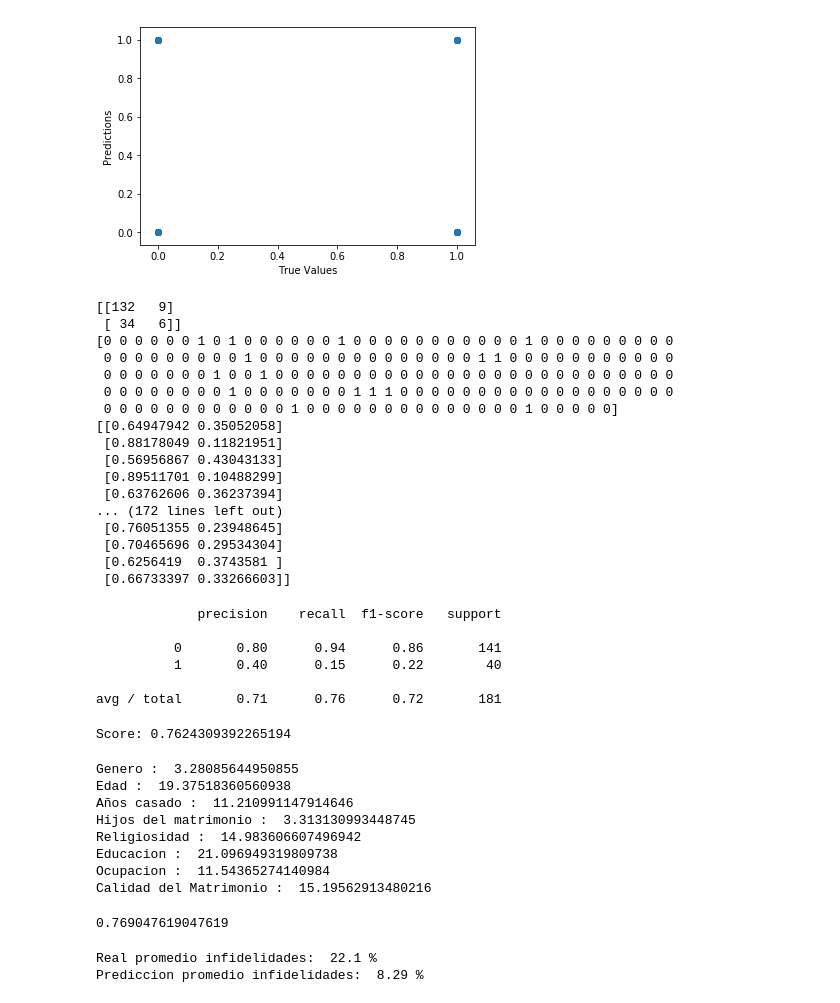
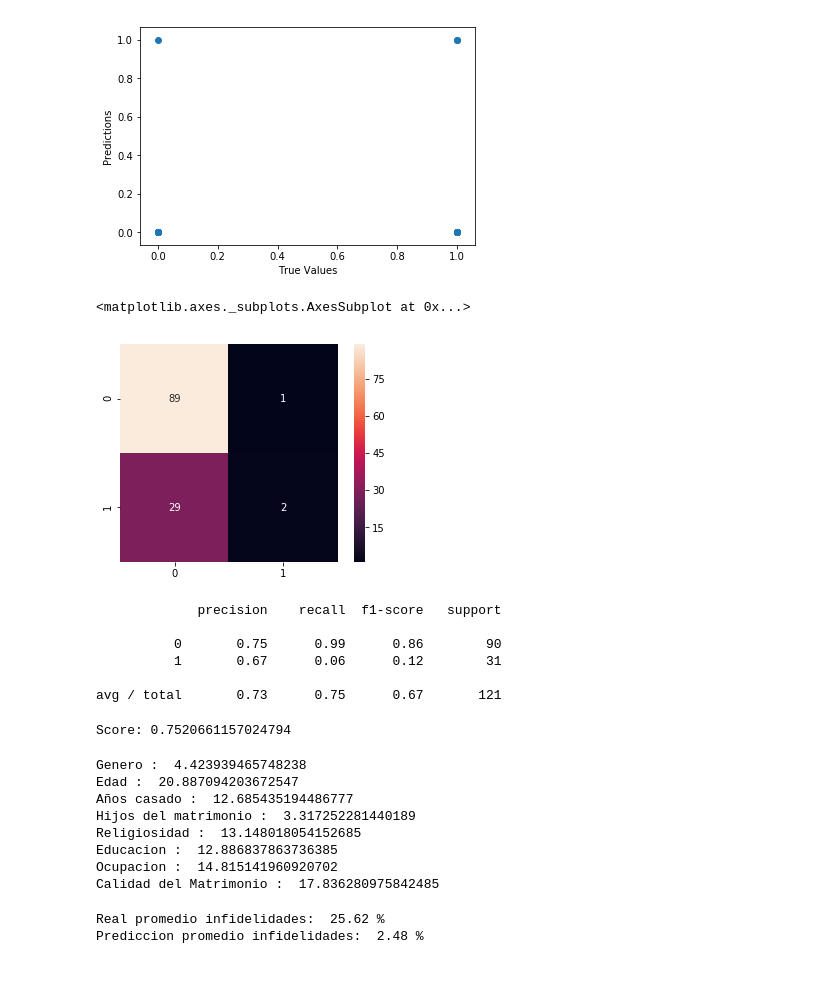
Before and after one commit to SpawnQQ/DataScience, a Jupyter notebook: infidelidades/inf.ipynb, the cells around one changed output. Saved outputs shown, nothing was run; the diff lists cells and outputs as text; code cells hidden in the pictures; blank space fills up the shorter version.

```diff
--- a/infidelidades/inf.ipynb
+++ b/infidelidades/inf.ipynb
@@ -208,13 +208,9 @@ from sklearn import metrics
 from sklearn.metrics import classification_report
 from sklearn.model_selection import train_test_split
 
-y = df["Infidelidades"]
+y = pd.DataFrame(data=df["Infidelidades"])
 
 X = df.ix[:,1:9]
 
-print(df.head(),"\n")
-
-print(y.head(),"\n")
-
-print(X.head(),"\n")
+df.head()
 # %% [output]
@@ -238,5 +241,5 @@ print(X.head(),"\n")
 # %%
-X_train, X_test, y_train, y_test = train_test_split (X, y, test_size = 0.3)
+X_train, X_test, y_train, y_test = train_test_split (X, y, test_size = 0.2)
 
 print (X_train.shape, y_train.shape)
 print (X_test.shape, y_test.shape)
@@ -257,41 +269,24 @@ Text(0,0.5,'Predictions')
 # %%
 from sklearn.metrics import confusion_matrix
 confusion_matrix = confusion_matrix(y_test, predictions)
-print(confusion_matrix)
 
-print(predictions)
-print(model.predict_proba(X_test))
+sns.heatmap(confusion_matrix, square = True, annot = True)
 # %% [output]
-[[132   9]
- [ 34   6]]
-[0 0 0 0 0 0 1 0 1 0 0 0 0 0 0 1 0 0 0 0 0 0 0 0 0 0 0 1 0 0 0 0 0 0 0 0 0
- 0 0 0 0 0 0 0 0 0 1 0 0 0 0 0 0 0 0 0 0 0 0 0 0 1 1 0 0 0 0 0 0 0 0 0 0 0
- 0 0 0 0 0 0 0 1 0 0 1 0 0 0 0 0 0 0 0 0 0 0 0 0 0 0 0 0 0 0 0 0 0 0 0 0 0
- 0 0 0 0 0 0 0 0 1 0 0 0 0 0 0 0 1 1 1 0 0 0 0 0 0 0 0 0 0 0 0 0 0 0 0 0 0
- 0 0 0 0 0 0 0 0 0 0 0 0 1 0 0 0 0 0 0 0 0 0 0 0 0 0 0 1 0 0 0 0 0]
-[[0.64947942 0.35052058]
- [0.88178049 0.11821951]
- [0.56956867 0.43043133]
- [0.89511701 0.10488299]
- [0.63762606 0.36237394]
-... (172 lines left out)
- [0.76051355 0.23948645]
- [0.70465696 0.29534304]
- [0.6256419  0.3743581 ]
- [0.66733397 0.33266603]]
+<matplotlib.axes._subplots.AxesSubplot at 0x...>
+[figure, added]
 # %%
 print(classification_report(y_test, predictions))
 # %% [output]
              precision    recall  f1-score   support
 
-          0       0.80      0.94      0.86       141
-          1       0.40      0.15      0.22        40
+          0       0.75      0.99      0.86        90
+          1       0.67      0.06      0.12        31
 
-avg / total       0.71      0.76      0.72       181
+avg / total       0.73      0.75      0.67       121
 # %%
 print ("Score:", model.score(X_test, y_test))
 # %% [output]
-Score: 0.7624309392265194
+Score: 0.7520661157024794
 # %%
 from sklearn.tree import DecisionTreeClassifier
 
@@ -301,33 +296,21 @@ C = clf.feature_importances_
 for i in range(len((C))):
     print(X.columns[i], ': ', C[i]*100)
 # %% [output]
-Genero :  3.28085644950855
-Edad :  19.37518360560938
-Años casado :  11.210991147914646
-Hijos del matrimonio :  3.313130993448745
-Religiosidad :  14.983606607496942
-Educacion :  21.096949319809738
-Ocupacion :  11.54365274140984
-Calidad del Matrimonio :  15.19562913480216
+Genero :  4.423939465748238
+Edad :  20.887094203672547
+Años casado :  12.685435194486777
+Hijos del matrimonio :  3.317252281440189
+Religiosidad :  13.148018054152685
+Educacion :  12.886837863736385
+Ocupacion :  14.815141960920702
+Calidad del Matrimonio :  17.836280975842485
-# %%
-from sklearn.model_selection import KFold, cross_val_score
-
-def accuracy(model):
-    kf = KFold(n_splits=5)
-    crv = cross_val_score(model, X_train, y_train, cv=kf,scoring='accuracy')
-
-    return crv.mean()
-
-accuracy(LogisticRegression())
-# %% [output]
-0.769047619047619
 # %%
 prom_inf = 0
 pred_inf = 0
 for i in range(len(predictions)):
     if predictions[i] == 1:
         pred_inf = pred_inf + 1
-    if y_test.iloc[i] == 1:
+    if y_test['Infidelidades'].iloc[i] == 1:
         prom_inf = prom_inf + 1
 
 
@@ -338,5 +321,5 @@ tasa_error = ((prom_inf - pred_inf) / prom_inf) * 100
 print("Real promedio infidelidades: ",round(prom_inf, 2),"%")
 print("Prediccion promedio infidelidades: ",round(pred_inf,2),"%")
 # %% [output]
-Real promedio infidelidades:  22.1 %
-Prediccion promedio infidelidades:  8.29 %
+Real promedio infidelidades:  25.62 %
+Prediccion promedio infidelidades:  2.48 %
```
Also changed, not shown: parts of 8 cells of this notebook, 13 other files.
